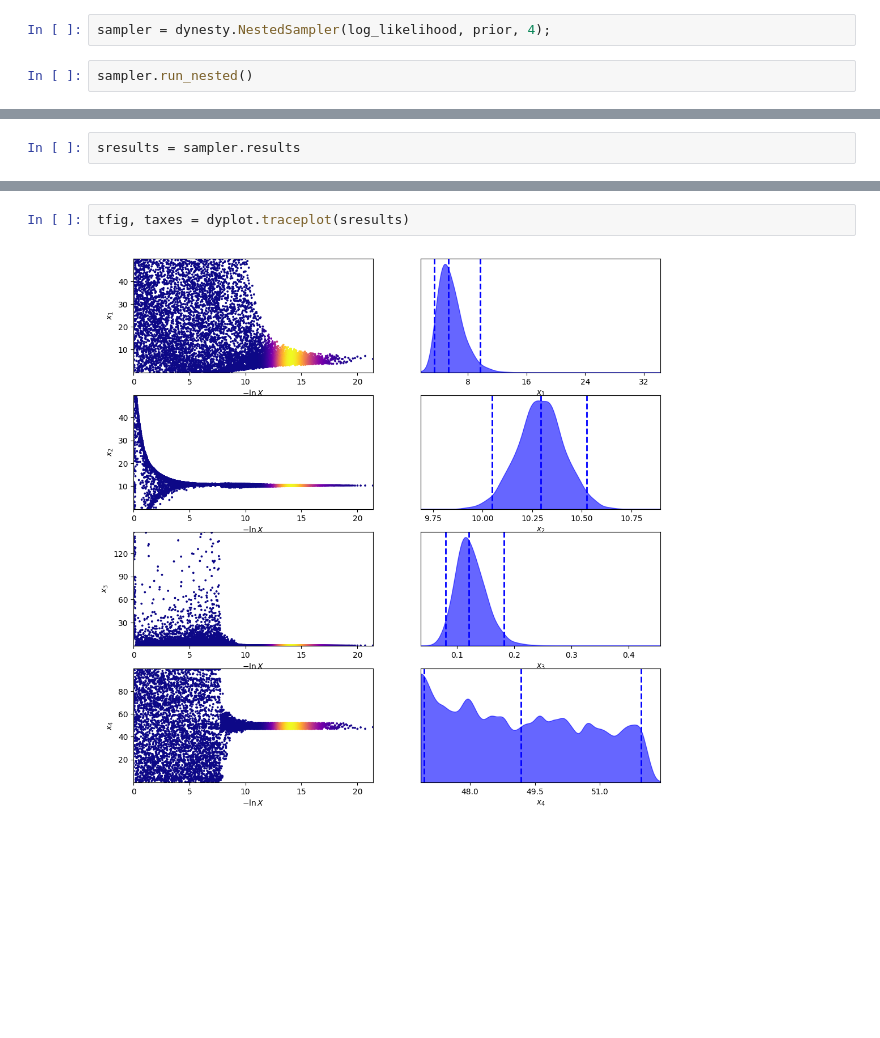
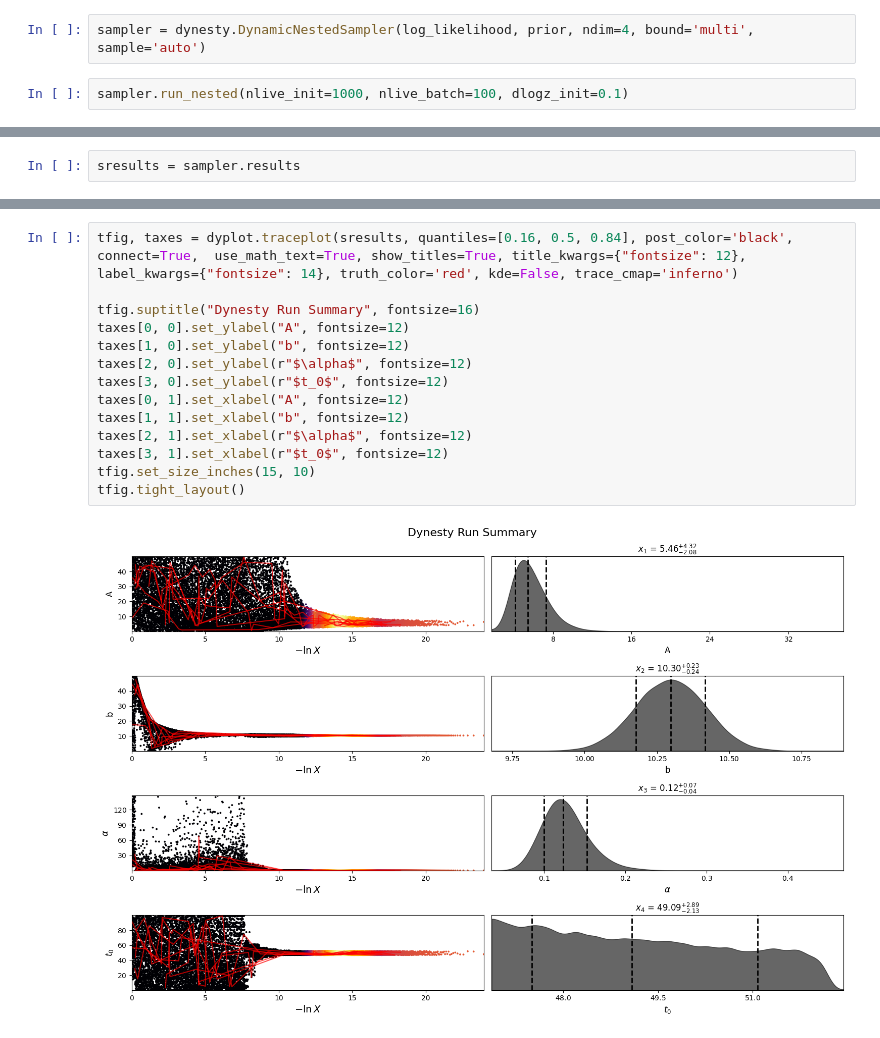
Before and after one commit to Richardforphys/AstroStatistics, a Jupyter notebook: AML/Notebooks/AstroStatistics/Transient.ipynb, the cells around one changed output, grey strips where cells are left out. Drawn from its saved outputs; the diff is of its cells as text; blank space fills up the shorter version.

Commit message:
Tried nested sampling with Edo's Data

```diff
--- a/AML/Notebooks/AstroStatistics/Transient.ipynb
+++ b/AML/Notebooks/AstroStatistics/Transient.ipynb
@@ -331,7 +329,7 @@ def log_likelihood(x):
 
     return  -0.5 * np.sum(((vals - y_model) / errs)**2) + np.sum(np.log(errs)) + np.sum(np.log(2 * np.pi * errs**2))
 # %%
-sampler = dynesty.NestedSampler(log_likelihood, prior, 4);
+sampler = dynesty.DynamicNestedSampler(log_likelihood, prior, ndim=4, bound='multi', sample='auto')
 # %%
-sampler.run_nested()
+sampler.run_nested(nlive_init=1000, nlive_batch=100, dlogz_init=0.1)
 # %% [output]
@@ -348,5 +387,17 @@ rfig, raxes = dyplot.runplot(sresults)
 # %%
-tfig, taxes = dyplot.traceplot(sresults)
+tfig, taxes = dyplot.traceplot(sresults, quantiles=[0.16, 0.5, 0.84], post_color='black', connect=True,  use_math_text=True, show_titles=True, title_kwargs={"fontsize": 12}, label_kwargs={"fontsize": 14}, truth_color='red', kde=False, trace_cmap='inferno')
+
+tfig.suptitle("Dynesty Run Summary", fontsize=16)
+taxes[0, 0].set_ylabel("A", fontsize=12)
+taxes[1, 0].set_ylabel("b", fontsize=12)
+taxes[2, 0].set_ylabel(r"$\alpha$", fontsize=12)
+taxes[3, 0].set_ylabel(r"$t_0$", fontsize=12)
+taxes[0, 1].set_xlabel("A", fontsize=12)
+taxes[1, 1].set_xlabel("b", fontsize=12)
+taxes[2, 1].set_xlabel(r"$\alpha$", fontsize=12)
+taxes[3, 1].set_xlabel(r"$t_0$", fontsize=12)
+tfig.set_size_inches(15, 10)
+tfig.tight_layout()
 # %% [output]
-[figure, old version]
+[figure, new version]
 # %%
```
Also changed, not shown: parts of 6 cells of this notebook, 1 other file.
